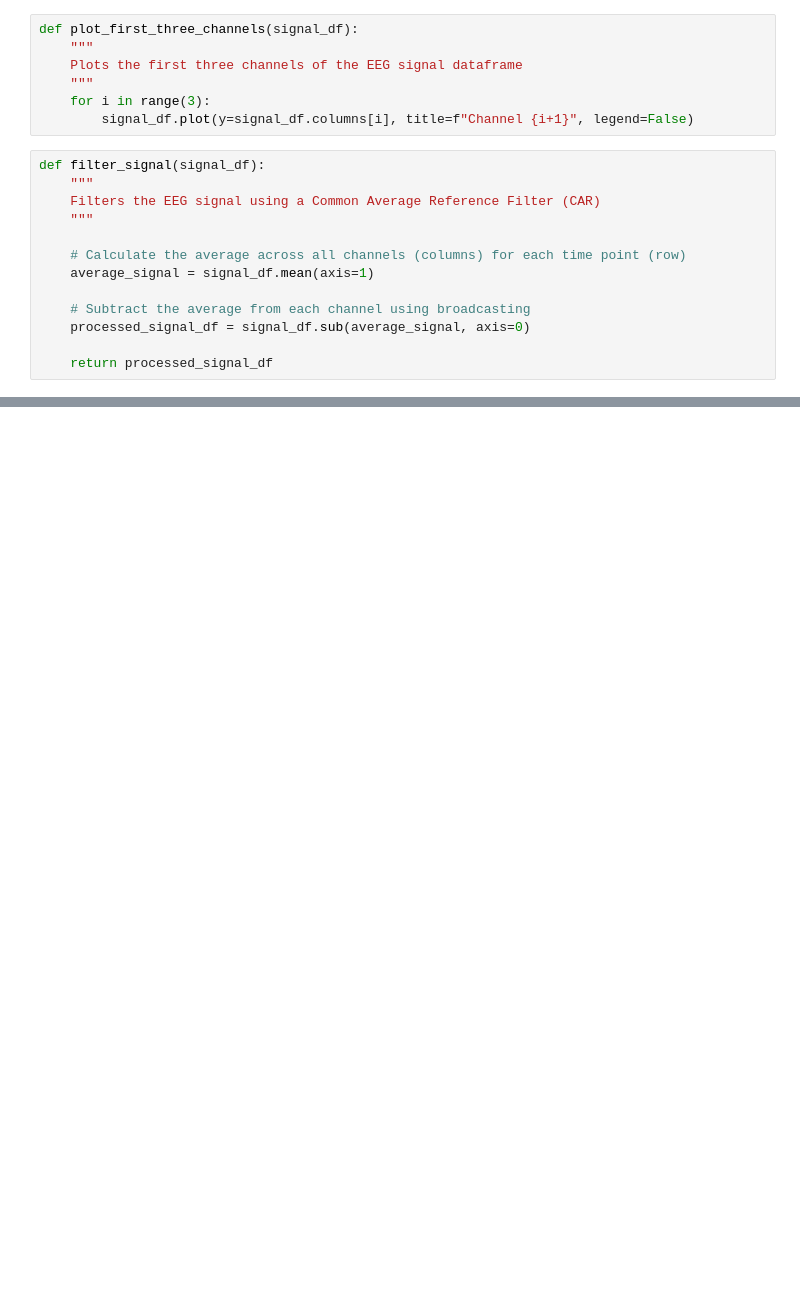
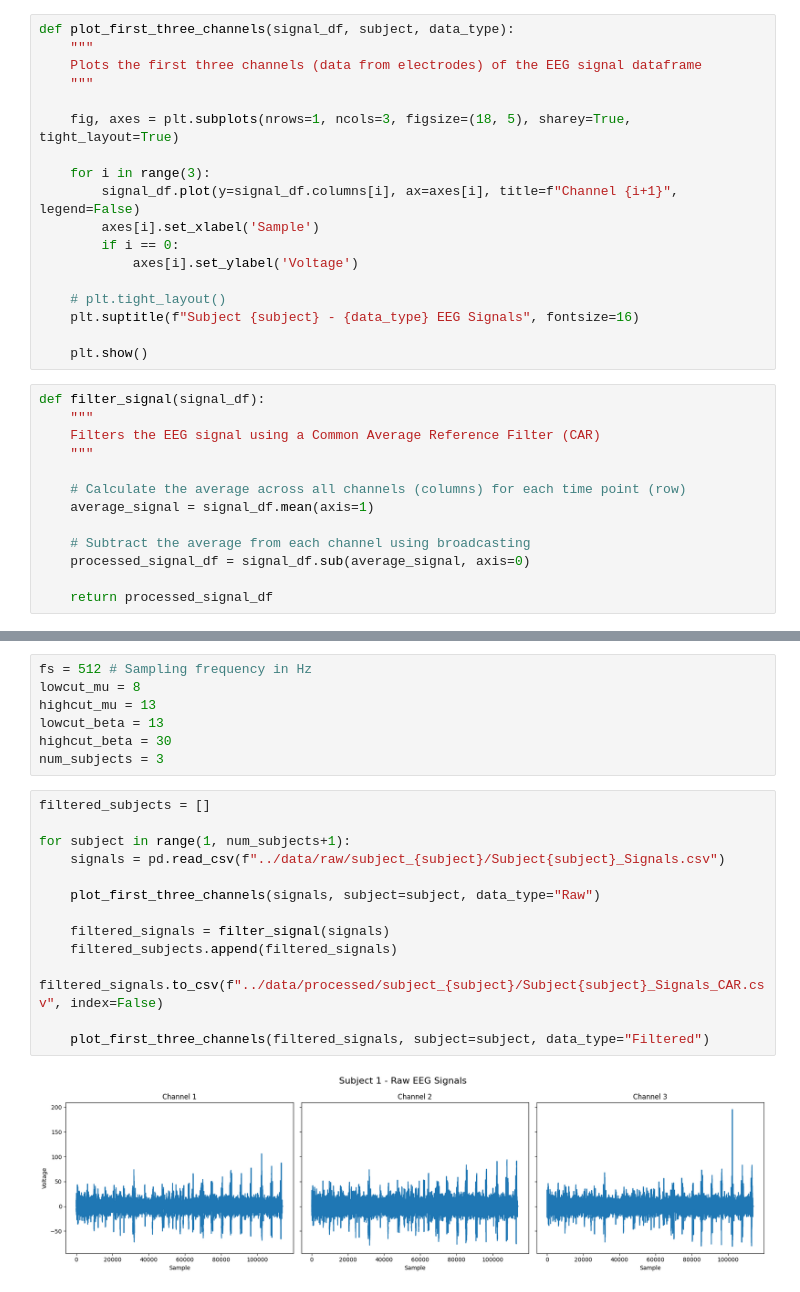
Before and after one commit to ahmed-alllam/Motor-Imagery-Classifier, a Jupyter notebook: src/process_EEG_data.ipynb, the cells around one changed output, grey strips where cells are left out. Drawn from its saved outputs; the diff is of its cells as text; blank space fills up the shorter version.

```diff
--- a/src/process_EEG_data.ipynb
+++ b/src/process_EEG_data.ipynb
@@ -6,10 +8,21 @@ import matplotlib.pyplot as plt
 # %%
-def plot_first_three_channels(signal_df):
+def plot_first_three_channels(signal_df, subject, data_type):
     """
-    Plots the first three channels of the EEG signal dataframe
+    Plots the first three channels (data from electrodes) of the EEG signal dataframe
     """
+
+    fig, axes = plt.subplots(nrows=1, ncols=3, figsize=(18, 5), sharey=True, tight_layout=True)
+
     for i in range(3):
-        signal_df.plot(y=signal_df.columns[i], title=f"Channel {i+1}", legend=False)
+        signal_df.plot(y=signal_df.columns[i], ax=axes[i], title=f"Channel {i+1}", legend=False)
+        axes[i].set_xlabel('Sample')
+        if i == 0:
+            axes[i].set_ylabel('Voltage')
+
+    # plt.tight_layout()
+    plt.suptitle(f"Subject {subject} - {data_type} EEG Signals", fontsize=16)
+
+    plt.show()
 # %%
 def filter_signal(signal_df):
     """
@@ -70,0 +59,22 @@ plot_first_three_channels(subject_3_filtered_signals)
+# %%
+fs = 512 # Sampling frequency in Hz
+lowcut_mu = 8
+highcut_mu = 13
+lowcut_beta = 13
+highcut_beta = 30
+num_subjects = 3
+# %%
+filtered_subjects = []
+
+for subject in range(1, num_subjects+1):
+    signals = pd.read_csv(f"../data/raw/subject_{subject}/Subject{subject}_Signals.csv")
+
+    plot_first_three_channels(signals, subject=subject, data_type="Raw")
+
+    filtered_signals = filter_signal(signals)
+    filtered_subjects.append(filtered_signals)
+    filtered_signals.to_csv(f"../data/processed/subject_{subject}/Subject{subject}_Signals_CAR.csv", index=False)
+
+    plot_first_three_channels(filtered_signals, subject=subject, data_type="Filtered")
+# %% [output]
+[figure, added]
```
Also changed, not shown: parts of 10 cells of this notebook, 12 other files.
